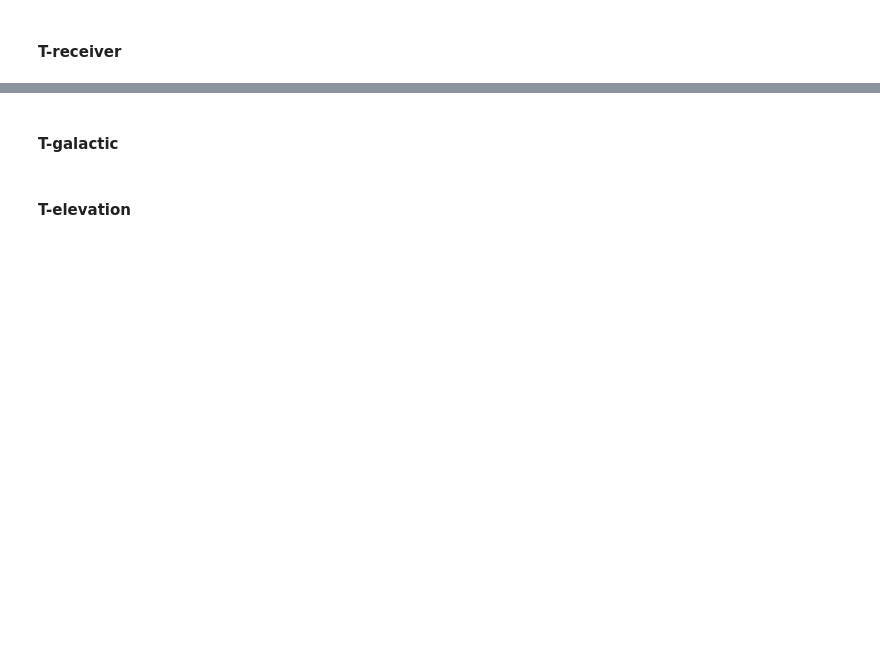
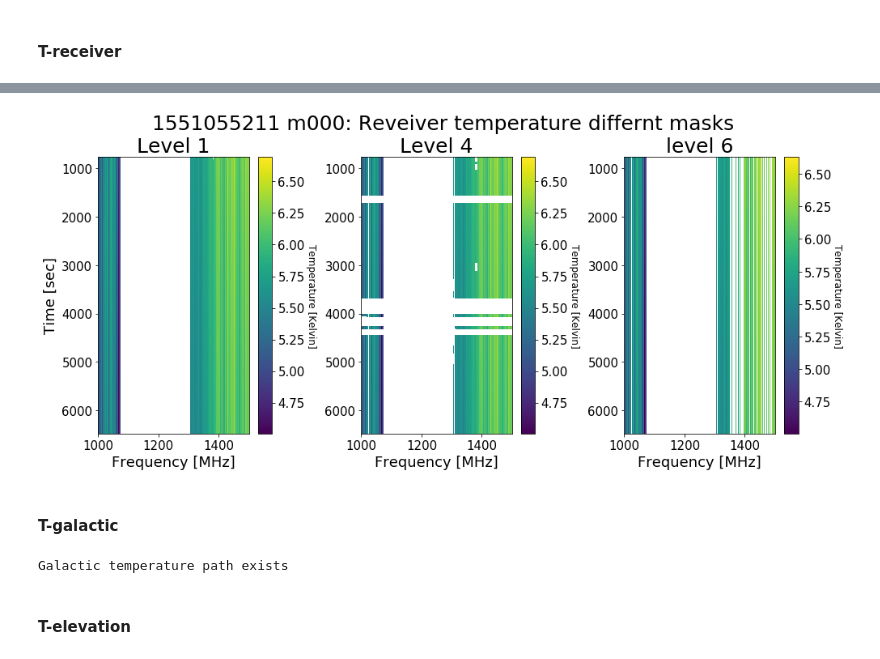
Before and after one commit to vitoria-ab/satellite_RFI-mine, a Jupyter notebook: Notebooks/MKAT_recalibration/Generating_Calibrated_Data_BGM_play.ipynb, the cells around one changed output, grey strips where cells are left out. Drawn from its saved outputs; the diff is of its cells as text; code cells hidden in the pictures; blank space fills up the shorter version.

```diff
--- a/Notebooks/MKAT_recalibration/Generating_Calibrated_Data_BGM_play.ipynb
+++ b/Notebooks/MKAT_recalibration/Generating_Calibrated_Data_BGM_play.ipynb
@@ -77,6 +89,10 @@ print ('Channel number for frequency choice:\n{} MHz \t {} \n{} MHz \t {}'.forma
 # Checking to see if the antennae data was already checked
 if os.path.exists(pm.data_save+str(pm.file)+'_good_antennae.npy'):
     print ('Working antennae path exist')
-    good_antennae = np.load(pm.data_save+str(pm.file)+'_good_antennae.npy')
+    good_antenna = np.load(pm.data_save+str(pm.file)+'_good_antennae.npy')
+
+    antenna_no = 0
+    print ('Looking at antenna: ' + good_antenna[antenna_no][1])
+
 else:
     print ('Working antennae path does not exist')
@@ -343,28 +550,40 @@ trecd6 = np.ma.array(trec, mask=np.ones((trec.shape)) * d6_mask[:, ])
 # %%
 receiver = [trec, trecd4, trecd6]
 rec_mask = ['Level 1', 'Level 4', 'level 6']
 
 fig, axs = plt.subplots(figsize=(14, 6), ncols=3, nrows=1)
-fig.suptitle(str(pm.file)+' m000: Reveiver temperature differnt masks', y=1.04)
+fig.suptitle(
+    str(pm.file)
+    + ' '
+    + good_antenna[antenna_no][1]
+    + ': Reveiver temperature differnt masks',
+    y=1.04)
 
 for ci in range(3):
-    ax=axs[ci]
-    cb=ax.imshow(receiver[ci], aspect='auto', extent=ext_mid)
+    ax = axs[ci]
+    cb = ax.imshow(receiver[ci], aspect='auto', extent=ext_mid)
     cbar = fig.colorbar(cb, ax=ax)
     cbar.set_label('Temperature [Kelvin]',size=12, rotation=270, labelpad=14)
     ax.set_title(rec_mask[ci])
     ax.set_xlabel('Frequency [MHz]')
-    if ci==0:
+    if ci == 0:
         ax.set_ylabel('Time [sec]')
 
 
 
 fig.tight_layout()
-# fig.savefig(pm.data_plot+'cali/gain_map_interpolated.pdf', bbox_inches='tight')
+# %% [output]
+[figure, added]
 # %% [markdown]
 #### T-galactic
 # %%
-if os.path.exists(pm.data_save+str(pm.file)+'_m000_t_gal.p'):
+if os.path.exists(
+    pm.data_save
+    + str(pm.file)
+    + '_'
+    + good_antenna[antenna_no][1]
+    + '_t_gal.p'
+):
     print ('Galactic temperature path exists')
 
 else:
@@ -376,9 +595,19 @@ else:
         t_gal_dic['h-pol'] = t_gal[0][i]
         t_gal_dic['v-pol'] = t_gal[1][i]
 
-        fs=open(pm.data_save+str(pm.file)+'_'+ant[1]+'_t_gal.p','wb')
-        pickle.dump(t_gal_dic, fs, protocol=pickle.HIGHEST_PROTOCOL)
+        fs=open(
+            pm.data_save
+            + str(pm.file)
+            + '_'
+            + ant[1]
+            + '_t_gal.p',
+            'wb')
+        pickle.dump(
+            t_gal_dic, fs, protocol=pickle.HIGHEST_PROTOCOL
+        )
         fs.close()
+# %% [output]
+Galactic temperature path exists
 # %% [markdown]
 #### T-elevation
 # %%
```
Also changed, not shown: parts of 53 cells of this notebook, 5 other files.
